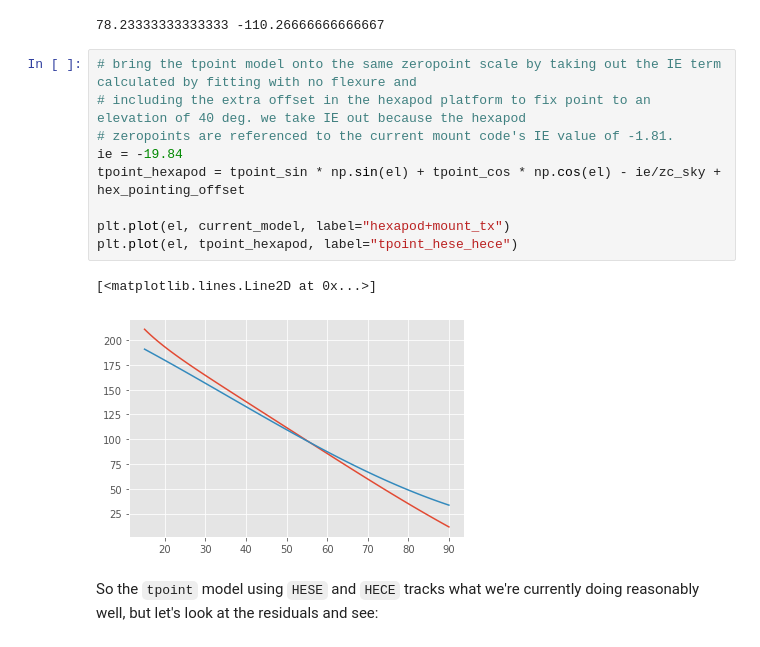
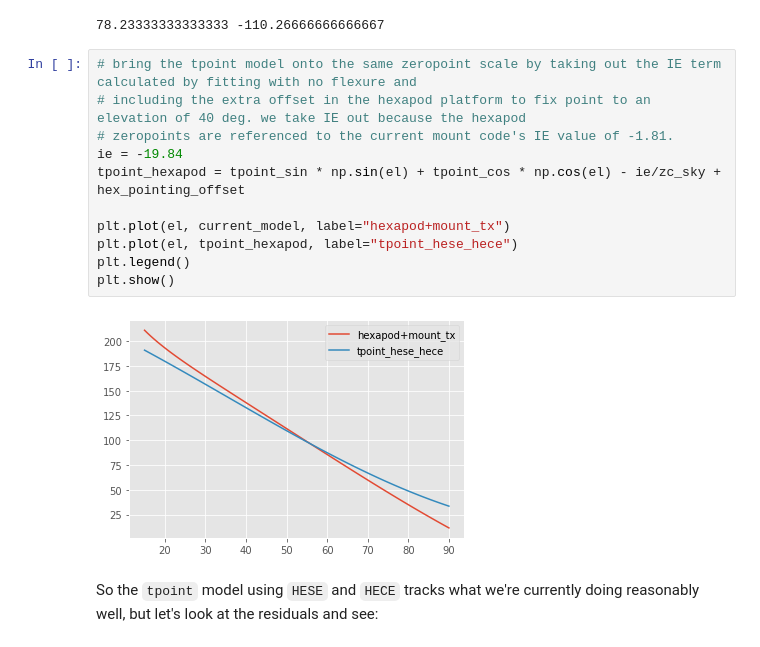
Before and after one commit to MMTObservatory/pointing_analysis, a Jupyter notebook: pointing_data/20200708/binospec_pointing.ipynb, the cells around one changed output. Saved outputs shown, nothing was run; the diff lists cells and outputs as text.

```diff
--- a/pointing_data/20200708/binospec_pointing.ipynb
+++ b/pointing_data/20200708/binospec_pointing.ipynb
@@ -234,15 +234,16 @@ print(tpoint_cos, tpoint_sin)
 # %%
 # bring the tpoint model onto the same zeropoint scale by taking out the IE term calculated by fitting with no flexure and
 # including the extra offset in the hexapod platform to fix point to an elevation of 40 deg. we take IE out because the hexapod
 # zeropoints are referenced to the current mount code's IE value of -1.81.
 ie = -19.84
 tpoint_hexapod = tpoint_sin * np.sin(el) + tpoint_cos * np.cos(el) - ie/zc_sky + hex_pointing_offset
 
 plt.plot(el, current_model, label="hexapod+mount_tx")
 plt.plot(el, tpoint_hexapod, label="tpoint_hese_hece")
+plt.legend()
+plt.show()
 # %% [output]
-[<matplotlib.lines.Line2D at 0x...>]
-[figure, old version]
+[figure, new version]
 # %% [markdown]
 So the `tpoint` model using `HESE` and `HECE` tracks what we're currently doing reasonably well, but let's look at the residuals and see:
 # %%
```
Also changed, not shown: parts of 2 cells of this notebook.
